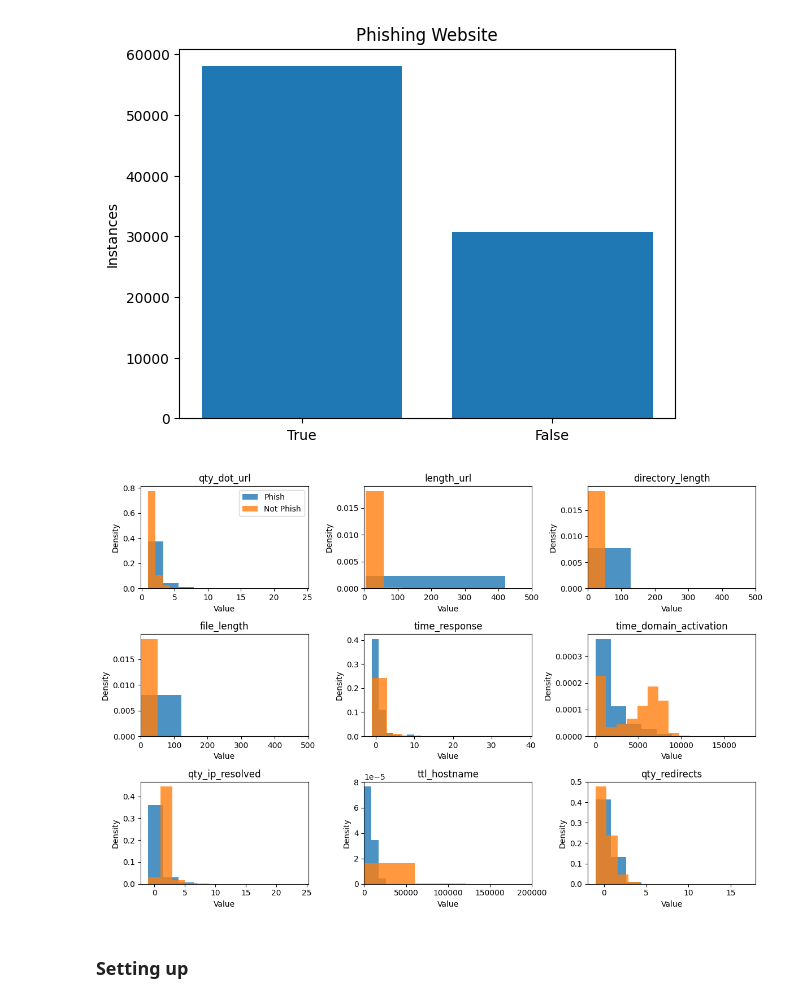
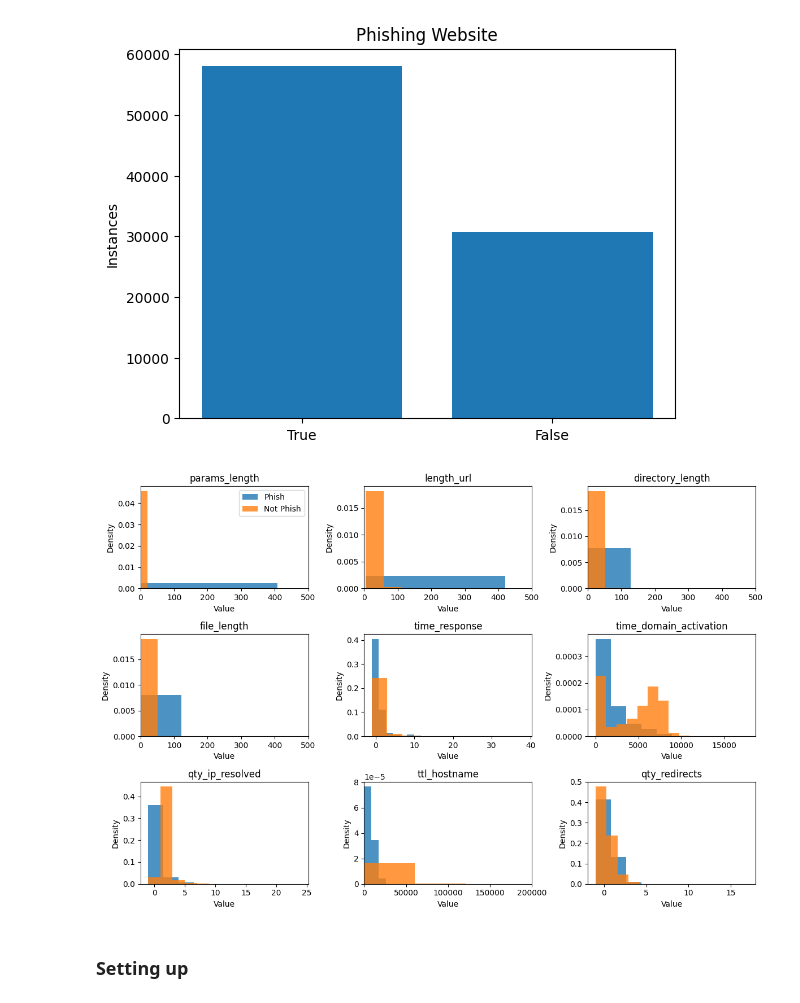
Before and after one commit to yucenli/phish, a Jupyter notebook: tabular.ipynb, the cells around one changed output. Cells and saved outputs as stored; diff of their text form; code cells hidden in the pictures.

```diff
--- a/tabular.ipynb
+++ b/tabular.ipynb
@@ -35,24 +36,24 @@ phish_false = df[df['phishing'] == False]
 # %%
 fig, axs = plt.subplots(3, 3, figsize=(12, 8))
 axs = axs.flatten()
-columns = ['qty_dot_url', 'length_url', 'directory_length', 'file_length', 'time_response', 'time_domain_activation', 'qty_ip_resolved', 'ttl_hostname', 'qty_redirects']
+columns = ['params_length', 'length_url', 'directory_length', 'file_length', 'time_response', 'time_domain_activation', 'qty_ip_resolved', 'ttl_hostname', 'qty_redirects']
 for i, ax in enumerate(axs):
     column = columns[i]
     ax.hist(phish_true[column], density=True, label="Phish", alpha=0.8)
     ax.hist(phish_false[column], density=True, label="Not Phish", alpha=0.8)
     ax.set_title(column)
     ax.set_ylabel("Density")
     ax.set_xlabel("Value")
     if i == 0:
         ax.legend()
     if 'length' in column:
         ax.set_xlim(0, 500)
     if 'ttl_hostname' in column:
         ax.set_xlim(0, 2e5)
 plt.tight_layout()
 plt.show()
 # %% [output]
-[figure, old version]
+[figure, new version]
 # %% [markdown]
 ### Setting up
 # %%
```
Also changed, not shown: parts of 58 cells of this notebook.
